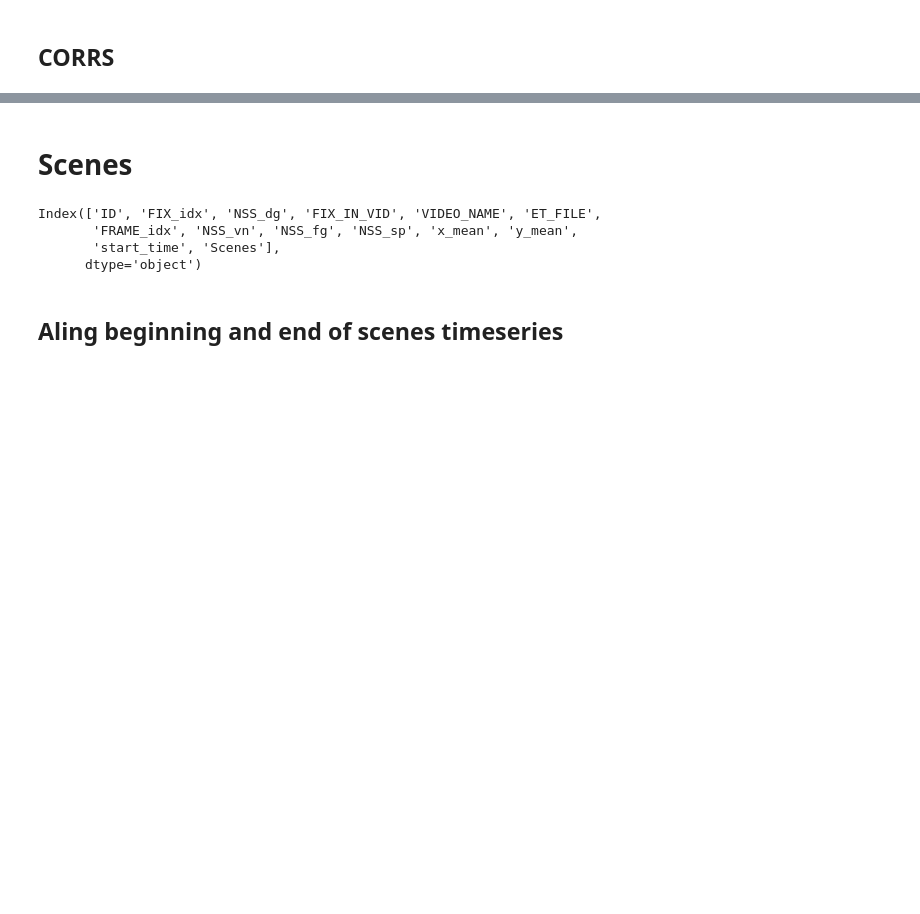
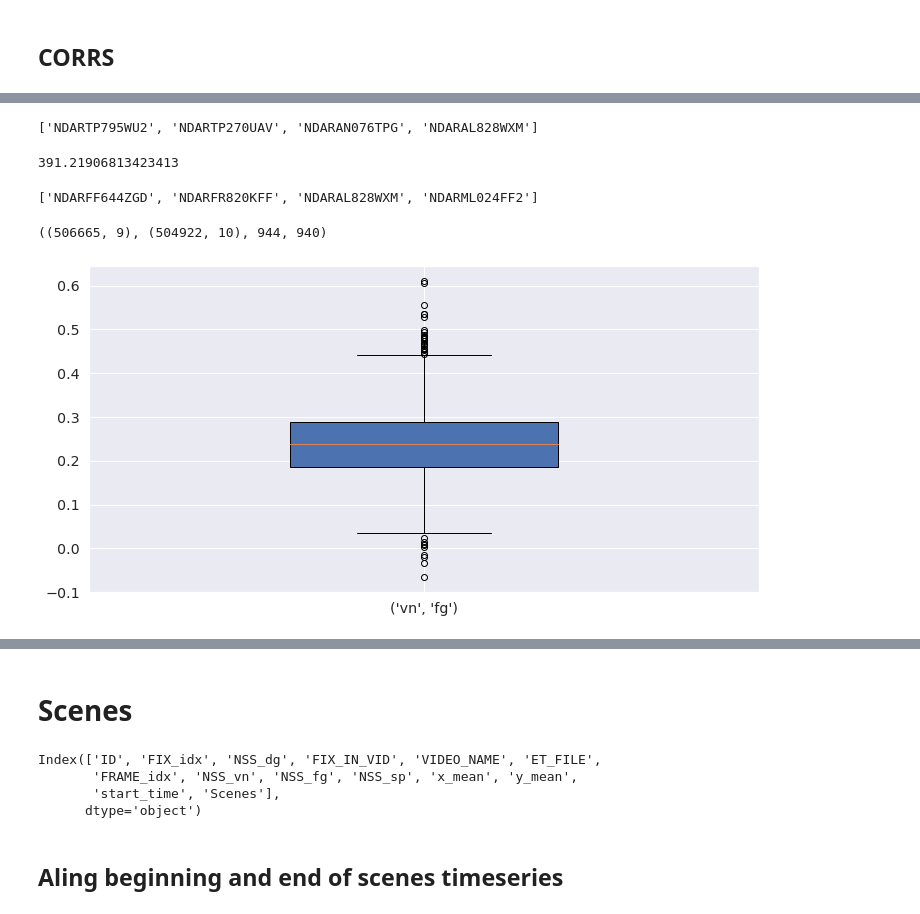
Before and after one commit to gastonbujia/SaliencyADHD, a Jupyter notebook: notebooks/debug.ipynb, the cells around one changed output, grey strips where cells are left out. Cells and saved outputs as stored; diff of their text form; code cells hidden in the pictures; blank space fills up the shorter version.

```diff
--- a/notebooks/debug.ipynb
+++ b/notebooks/debug.ipynb
@@ -124,0 +247,13 @@ def plot_corr_boxplots(df):
+# %%
+list(set(df_tp.ID.unique())-set(df_tp_old.ID.unique()))
+# %% [output]
+['NDARTP795WU2', 'NDARTP270UAV', 'NDARAN076TPG', 'NDARAL828WXM']
+# %%
+aux = df_tp[df_tp.ID.isin(list(set(df_tp.ID.unique())-set(df_tp_old.ID.unique())))]['NSS_vn'].reset_index()
+(abs(aux['NSS_vn']) - abs(df_tp_old['NSS_vn'])).sum()
+# %% [output]
+391.21906813423413
+# %%
+list(set(df_ff.ID.unique())-set(df_ff_old.ID.unique()))
+# %% [output]
+['NDARFF644ZGD', 'NDARFR820KFF', 'NDARAL828WXM', 'NDARML024FF2']
@@ -125 +267,9 @@ def plot_corr_boxplots(df):
+# %%
+df_ff.shape, df_ff_old.shape, len(df_ff['ID'].unique()), len(df_ff_old['ID'].unique())
+# %% [output]
+((506665, 9), (504922, 10), 944, 940)
+# %%
+plot_corr_boxplots(df_ff)
+# %% [output]
+[figure, added]
 # %%
```
Also changed, not shown: parts of 17 cells of this notebook, 1 other file.
